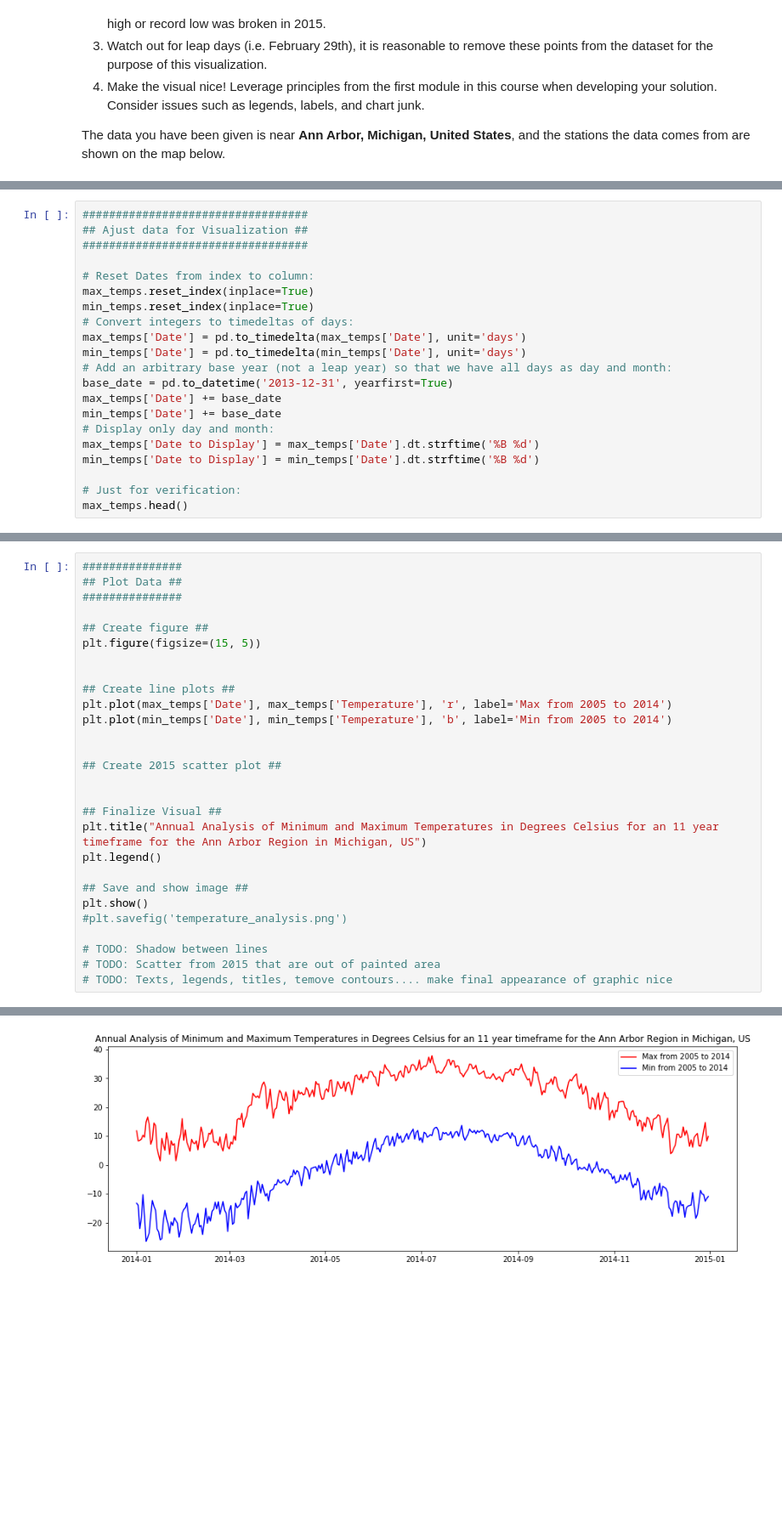
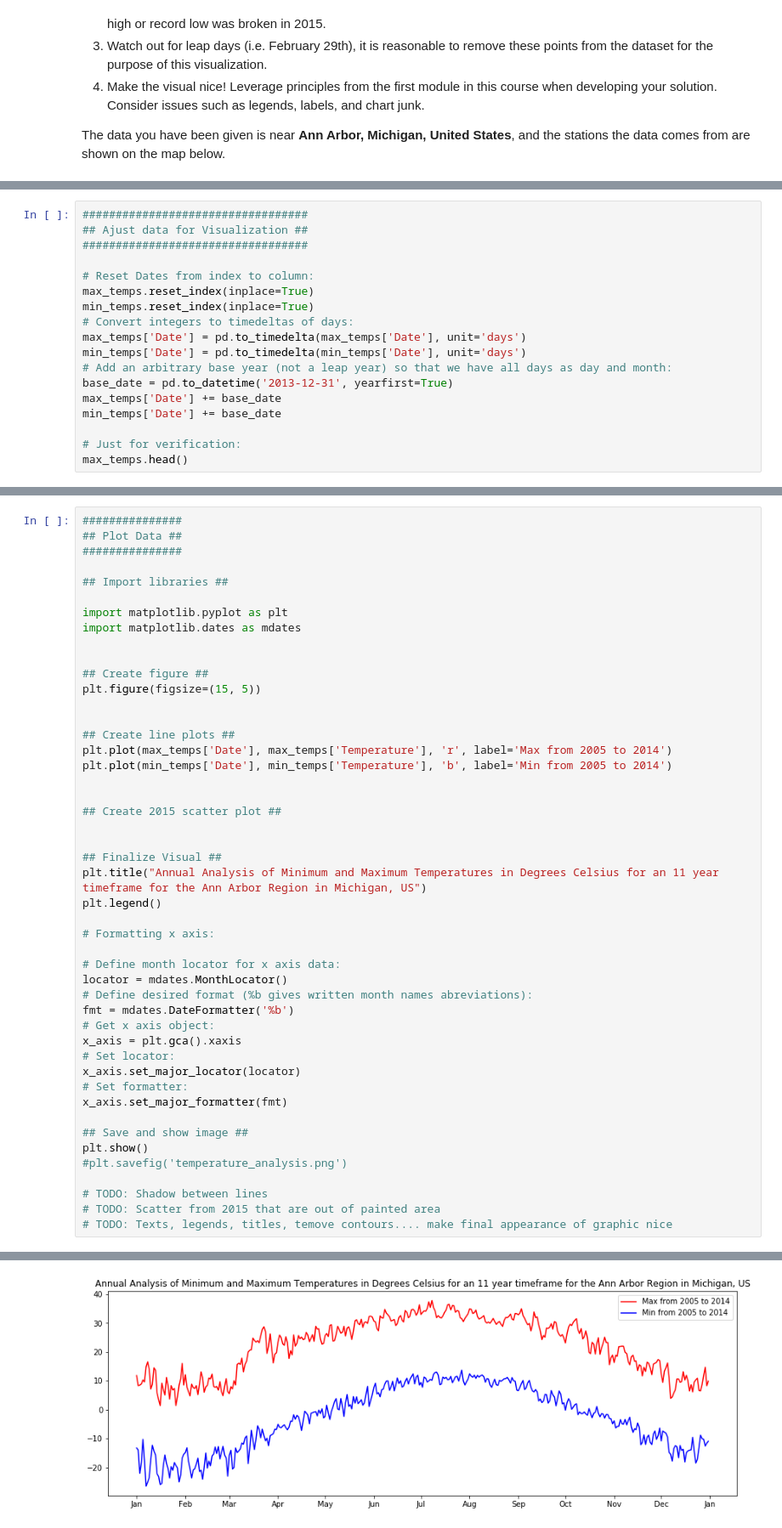
Before and after one commit to AndresColognesi/DS_DataVizProjects, a Jupyter notebook: A2_WeatherData/Assignment2.ipynb, the cells around one changed output, grey strips where cells are left out. Shown: that part at 85% size. Saved outputs shown, nothing was run; the diff lists cells and outputs as text; blank space fills up the shorter version.

Commit message:
feat: Display months on x axis based on date, therefore remove unecessary data convertion

```diff
--- a/A2_WeatherData/Assignment2.ipynb
+++ b/A2_WeatherData/Assignment2.ipynb
@@ -138,9 +137,6 @@ min_temps['Date'] = pd.to_timedelta(min_temps['Date'], unit='days')
 base_date = pd.to_datetime('2013-12-31', yearfirst=True)
 max_temps['Date'] += base_date
 min_temps['Date'] += base_date
-# Display only day and month:
-max_temps['Date to Display'] = max_temps['Date'].dt.strftime('%B %d')
-min_temps['Date to Display'] = min_temps['Date'].dt.strftime('%B %d')
 
 # Just for verification:
 max_temps.head()
@@ -155,6 +151,12 @@ max_temps.head()
 ###############
 ## Plot Data ##
 ###############
+
+## Import libraries ##
+
+import matplotlib.pyplot as plt
+import matplotlib.dates as mdates
+
 
 ## Create figure ##
 plt.figure(figsize=(15, 5))
@@ -172,6 +174,19 @@ plt.plot(min_temps['Date'], min_temps['Temperature'], 'b', label='Min from 2005
 plt.title("Annual Analysis of Minimum and Maximum Temperatures in Degrees Celsius for an 11 year timeframe for the Ann Arbor Region in Michigan, US")
 plt.legend()
 
+# Formatting x axis:
+
+# Define month locator for x axis data:
+locator = mdates.MonthLocator()
+# Define desired format (%b gives written month names abreviations):
+fmt = mdates.DateFormatter('%b')
+# Get x axis object:
+x_axis = plt.gca().xaxis
+# Set locator:
+x_axis.set_major_locator(locator)
+# Set formatter:
+x_axis.set_major_formatter(fmt)
+
 ## Save and show image ##
 plt.show()
 #plt.savefig('temperature_analysis.png')
@@ -184 +198 @@ plt.show()
-[figure, old version]
+[figure, new version]
```
Also changed, not shown: parts of 3 cells of this notebook.
